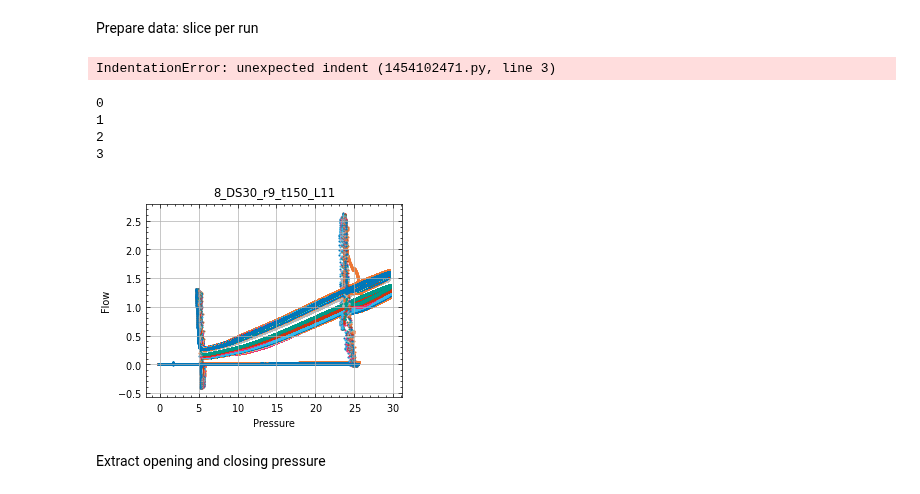
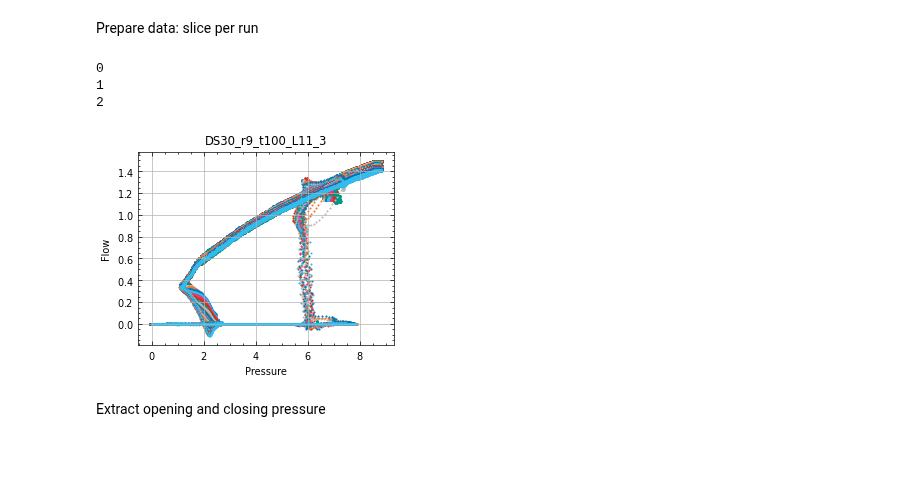
Before and after one commit to Olviel/Thermal_Soft_Robotics, a Jupyter notebook: Thermal_actuation/Experimental/Fluidic/Rothmund_Pressure_release/Valve_leak_test_rothmund_v3.ipynb, the cells around one changed output. Saved outputs shown, nothing was run; the diff lists cells and outputs as text; code cells hidden in the pictures; blank space fills up the shorter version.

Commit message:
fixed repeatability plot

```diff
--- a/Thermal_actuation/Experimental/Fluidic/Rothmund_Pressure_release/Valve_leak_test_rothmund_v3.ipynb
+++ b/Thermal_actuation/Experimental/Fluidic/Rothmund_Pressure_release/Valve_leak_test_rothmund_v3.ipynb
@@ -139,19 +139,17 @@ KeyError: 'AWM5-5'
 Prepare data: slice per run
 # %%
 # Digi-out is reversed in fluidic 1. ds30_r9_T100_L05
-data[0][3]['DigOut-1'] = [1 if x==0 else 0 for x in data[0][3]['DigOut-1']]
+# data[0][3]['DigOut-1'] = [1 if x==0 else 0 for x in data[0][3]['DigOut-1']]
 # %%
 # To prep data for repeatability plot
-#for uu in range(len(data[0])):
-    # if uu ==0:
-    #     continue
-    # else:
-    #     data[0][uu]['DigOut-1'] = [1 if x==0 else 0 for x in data[0][uu]['DigOut-1']]
+for uu in range(len(data[0])):
+    if uu ==0:
+        continue
+    else:
+        data[0][uu]['DigOut-1'] = [1 if x==0 else 0 for x in data[0][uu]['DigOut-1']]
-# %% [output]
-IndentationError: unexpected indent (1454102471.py, line 3)
 # %%
 # Prep for thickness plot
-data[0][0]['DigOut-1'] = [1 if x==0 else 0 for x in data[0][0]['DigOut-1']]
+# data[0][0]['DigOut-1'] = [1 if x==0 else 0 for x in data[0][0]['DigOut-1']]
 # %%
 # Slice data per run
 
@@ -219,21 +217,20 @@ for index,value in enumerate(data[0]):
 0
 1
 2
-3
 # %%
-qq = 3
+qq = 2
 for uu, yy in enumerate(data_sliced[qq]):
     Q = yy['Rescaled_Flow']
     P = yy['Pressure']
     plt.scatter(P, Q,marker='.', linewidth=0.000001)
 #plt.legend()
 plt.title(data[1]['Samplename'][qq])
 plt.xlabel('Pressure')
 plt.ylabel('Flow')
 plt.grid()
 plt.show()
 # %% [output]
-[figure, old version]
+[figure, new version]
 # %%
 len(data_sliced)
 # %% [markdown]
```
Also changed, not shown: parts of 4 cells of this notebook.
